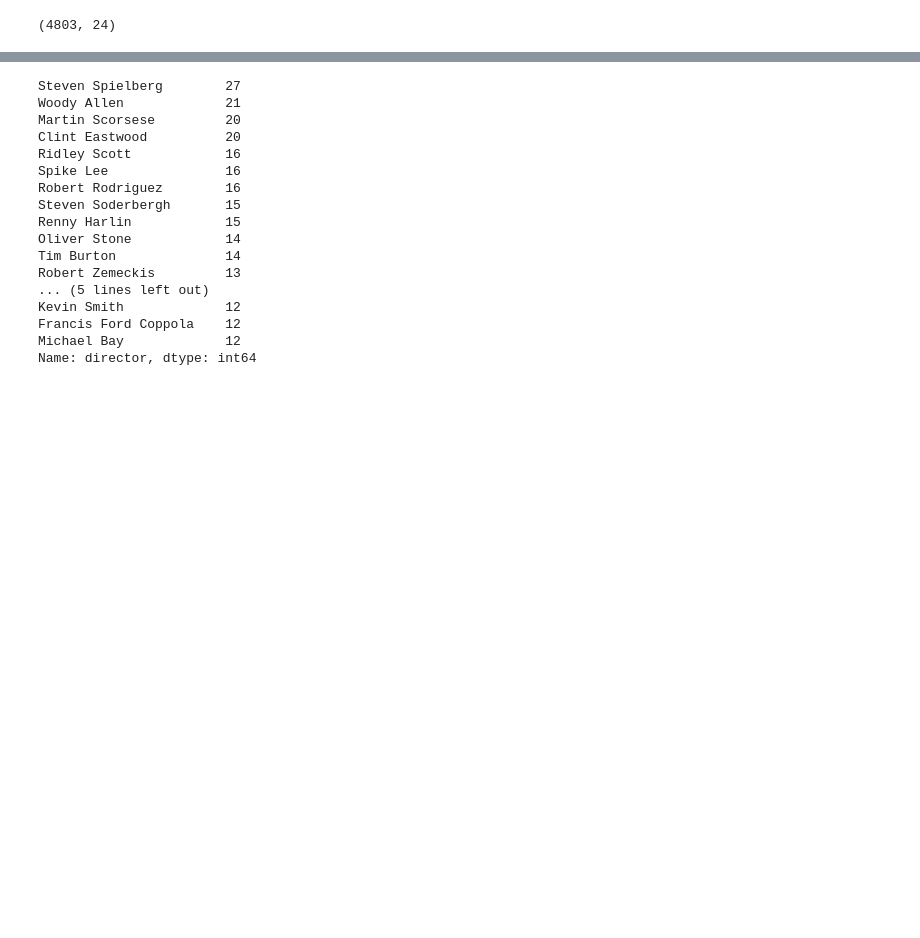
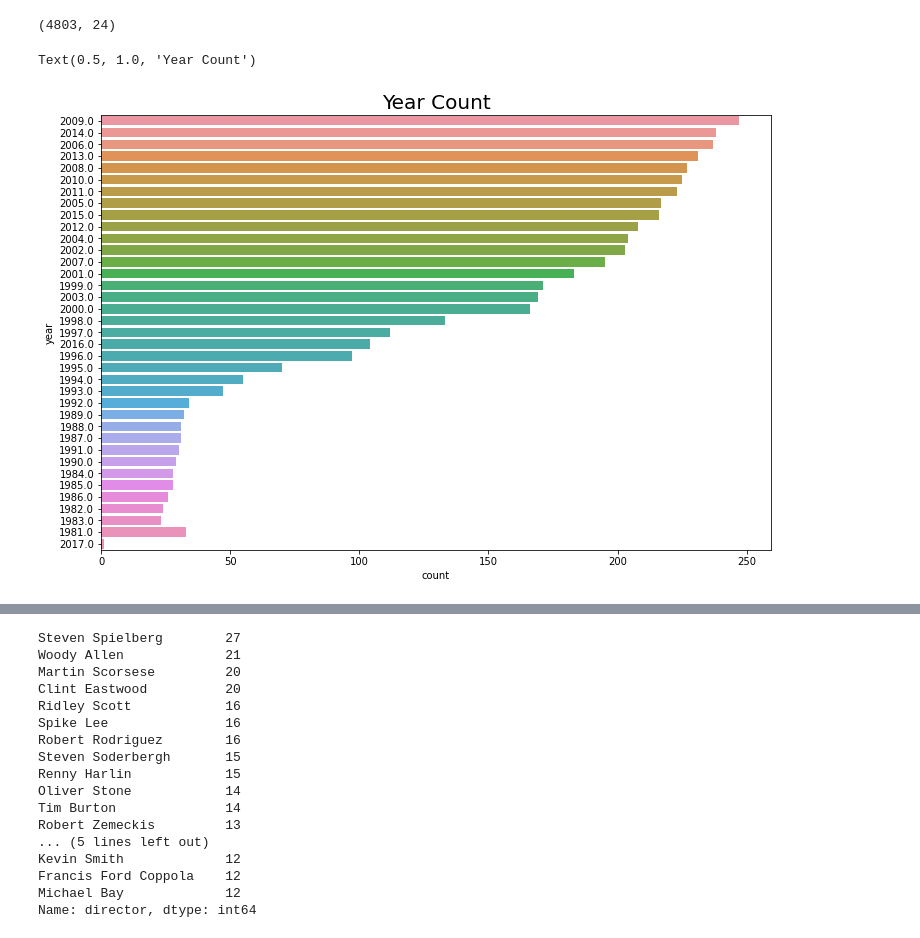
Before and after one commit to jaisonjames0006/ML, a Jupyter notebook: Project_1_Movie_Recommendation_System.ipynb, the cells around one changed output, grey strips where cells are left out. Cells and saved outputs as stored; diff of their text form; code cells hidden in the pictures; blank space fills up the shorter version.

```diff
--- a/Project_1_Movie_Recommendation_System.ipynb
+++ b/Project_1_Movie_Recommendation_System.ipynb
@@ -34,7 +32,8 @@ warnings. filterwarnings("ignore")
 ### **DATA COLLECTION AND PRE-PROCESSING**
 # %%
 # loading the data from the csv file to a pandas dataframe
-df_movies = pd.read_csv('/content/drive/MyDrive/movies.csv')
+# df_movies = pd.read_csv('/content/drive/MyDrive/movies.csv')
+df_movies = pd.read_csv('/content/movies.csv')
 # %%
 df_movies.head()
 # %% [output]
@@ -61,9 +60,12 @@ df= df_movies.sort_values(by=['year'], ascending=False)
 # %%
 # plot the year count of the data
 
-# plt.figure(figsize=(12,8))
-# sns.countplot(y='year',data=df,order=df['year'][:4500].value_counts(ascending=False).index)
-# plt.title('Year Count',fontsize=20)
+plt.figure(figsize=(12,8))
+sns.countplot(y='year',data=df,order=df['year'][:4500].value_counts(ascending=False).index)
+plt.title('Year Count',fontsize=20)
+# %% [output]
+Text(0.5, 1.0, 'Year Count')
+[figure, added]
 # %%
 # Plot the Budget vs Revenue graph
 
```
Also changed, not shown: parts of 11 cells of this notebook.
